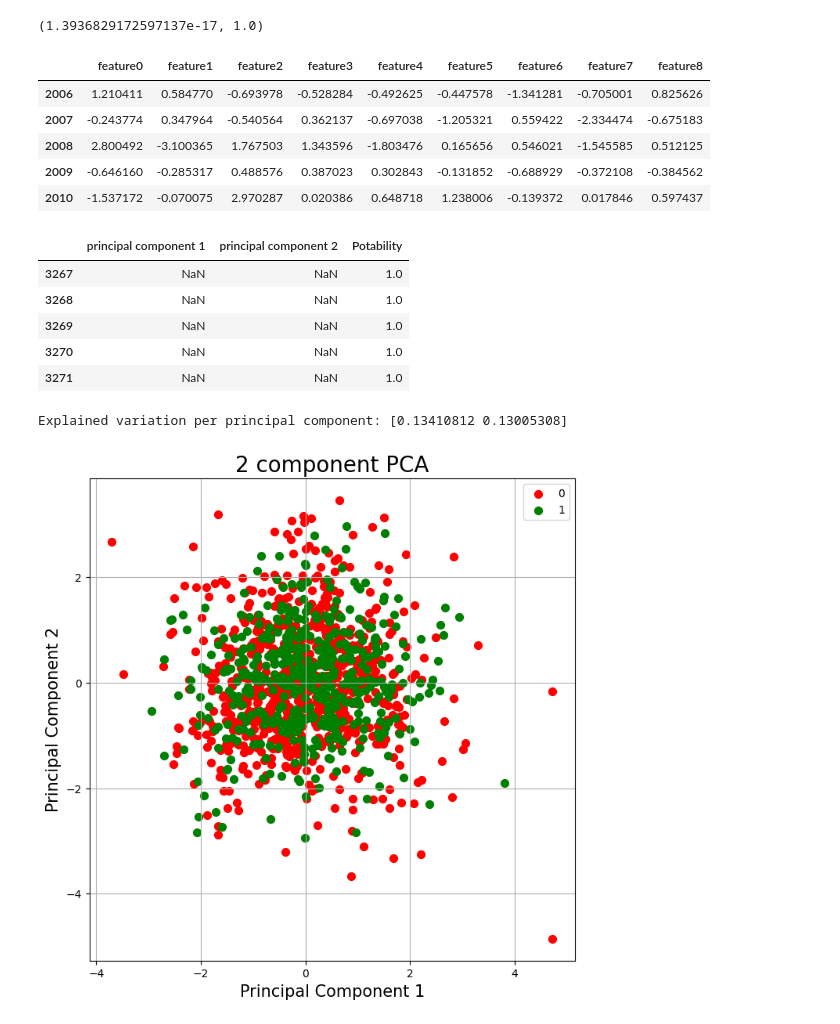
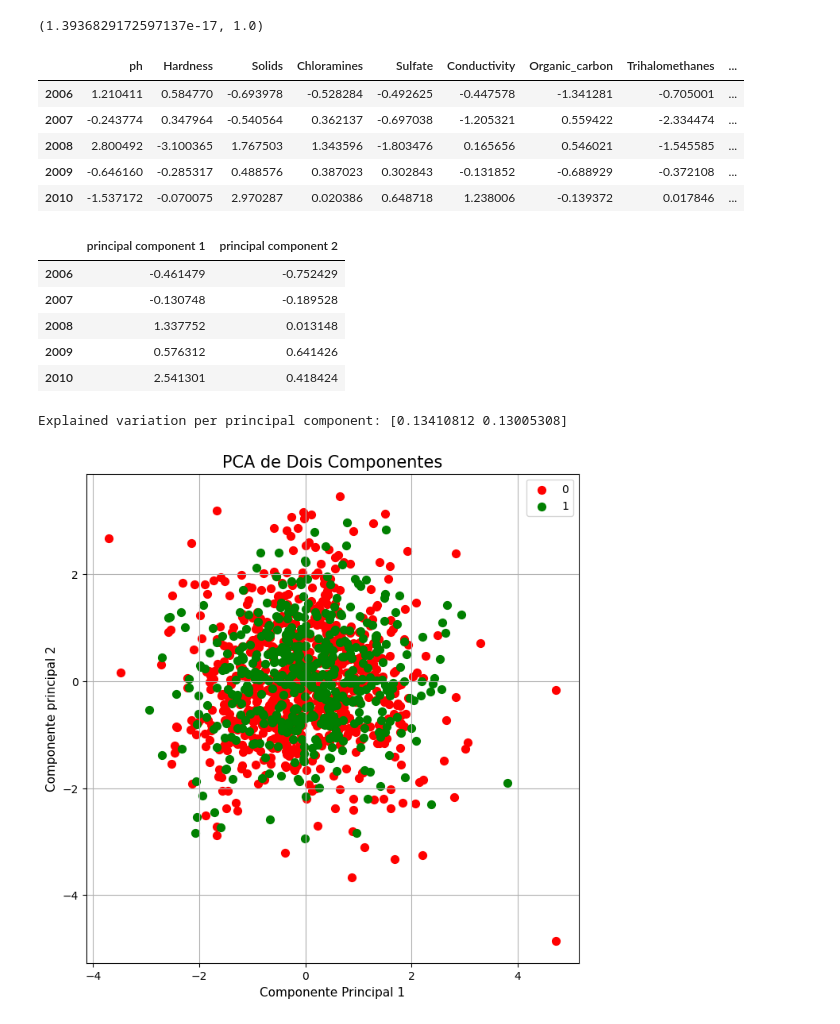
Before and after one commit to clarasalless/HW1-ICA, a Jupyter notebook: HW1.ipynb, the cells around one changed output. Saved outputs shown, nothing was run; the diff lists cells and outputs as text; code cells hidden in the pictures.

```diff
--- a/HW1.ipynb
+++ b/HW1.ipynb
@@ -182,29 +199,29 @@ np.mean(x),np.std(x)
 # %%
 # criando um dataset novo com os valores normalizados
 feat_cols = ['feature'+str(i) for i in range(x.shape[1])]
-normalised_wp = pd.DataFrame(x,columns=feat_cols)
+normalised_wp = pd.DataFrame(x,columns=columns)
 normalised_wp.tail()
 # %% [output]
-|  | feature0 | feature1 | feature2 | feature3 | feature4 | feature5 | feature6 | feature7 | feature8 |
-| 2006 | 1.210411 | 0.584770 | -0.693978 | -0.528284 | -0.492625 | -0.447578 | -1.341281 | -0.705001 | 0.825626 |
-| 2007 | -0.243774 | 0.347964 | -0.540564 | 0.362137 | -0.697038 | -1.205321 | 0.559422 | -2.334474 | -0.675183 |
-| 2008 | 2.800492 | -3.100365 | 1.767503 | 1.343596 | -1.803476 | 0.165656 | 0.546021 | -1.545585 | 0.512125 |
-| 2009 | -0.646160 | -0.285317 | 0.488576 | 0.387023 | 0.302843 | -0.131852 | -0.688929 | -0.372108 | -0.384562 |
-| 2010 | -1.537172 | -0.070075 | 2.970287 | 0.020386 | 0.648718 | 1.238006 | -0.139372 | 0.017846 | 0.597437 |
+|  | ph | Hardness | Solids | Chloramines | Sulfate | Conductivity | Organic_carbon | Trihalomethanes | ... |
+| 2006 | 1.210411 | 0.584770 | -0.693978 | -0.528284 | -0.492625 | -0.447578 | -1.341281 | -0.705001 | ... |
+| 2007 | -0.243774 | 0.347964 | -0.540564 | 0.362137 | -0.697038 | -1.205321 | 0.559422 | -2.334474 | ... |
+| 2008 | 2.800492 | -3.100365 | 1.767503 | 1.343596 | -1.803476 | 0.165656 | 0.546021 | -1.545585 | ... |
+| 2009 | -0.646160 | -0.285317 | 0.488576 | 0.387023 | 0.302843 | -0.131852 | -0.688929 | -0.372108 | ... |
+| 2010 | -1.537172 | -0.070075 | 2.970287 | 0.020386 | 0.648718 | 1.238006 | -0.139372 | 0.017846 | ... |
 # %%
 # fazendo a pca para dois componentes principais
 pca_wp = PCA(n_components=2)
 principal_components = pca_wp.fit_transform(x) # aplica a redução dimensional em x
 principal_wp = pd.DataFrame(data=principal_components, columns=['principal component 1','principal component 2'])
 final_wp = pd.concat([principal_wp, wp_new[['Potability']]],axis=1) # adicionando a potabilidade da água
-final_wp.tail()
+principal_wp.tail()
 # %% [output]
-|  | principal component 1 | principal component 2 | Potability |
-| 3267 | NaN | NaN | 1.0 |
-| 3268 | NaN | NaN | 1.0 |
-| 3269 | NaN | NaN | 1.0 |
-| 3270 | NaN | NaN | 1.0 |
-| 3271 | NaN | NaN | 1.0 |
+|  | principal component 1 | principal component 2 |
+| 2006 | -0.461479 | -0.752429 |
+| 2007 | -0.130748 | -0.189528 |
+| 2008 | 1.337752 | 0.013148 |
+| 2009 | 0.576312 | 0.641426 |
+| 2010 | 2.541301 | 0.418424 |
 # %%
 print('Explained variation per principal component: {}'.format(pca_wp.explained_variance_ratio_))
 # %% [output]
@@ -212,20 +229,20 @@ Explained variation per principal component: [0.13410812 0.13005308]
 # %%
 # visualização dos dados com a PCA
 fig = plt.figure(figsize = (8,8))
 ax = fig.add_subplot(1,1,1)
-ax.set_xlabel('Principal Component 1', fontsize = 15)
-ax.set_ylabel('Principal Component 2', fontsize = 15)
-ax.set_title('2 component PCA', fontsize = 20)
+ax.set_xlabel('Componente Principal 1', fontsize = 11)
+ax.set_ylabel('Componente principal 2', fontsize = 11)
+ax.set_title('PCA de Dois Componentes', fontsize = 15)
 
 targets = [0,1]
 colors = ['r', 'g']
 for target, color in zip(targets,colors):
     indicesToKeep = final_wp['Potability'] == target
     ax.scatter(final_wp.loc[indicesToKeep, 'principal component 1']
                , final_wp.loc[indicesToKeep, 'principal component 2']
                , c = color
                , s = 50)
 ax.legend(targets)
 ax.grid()
 # %% [output]
-[figure, old version]
+[figure, new version]
```
Also changed, not shown: parts of 3 cells of this notebook, 3 other files.
